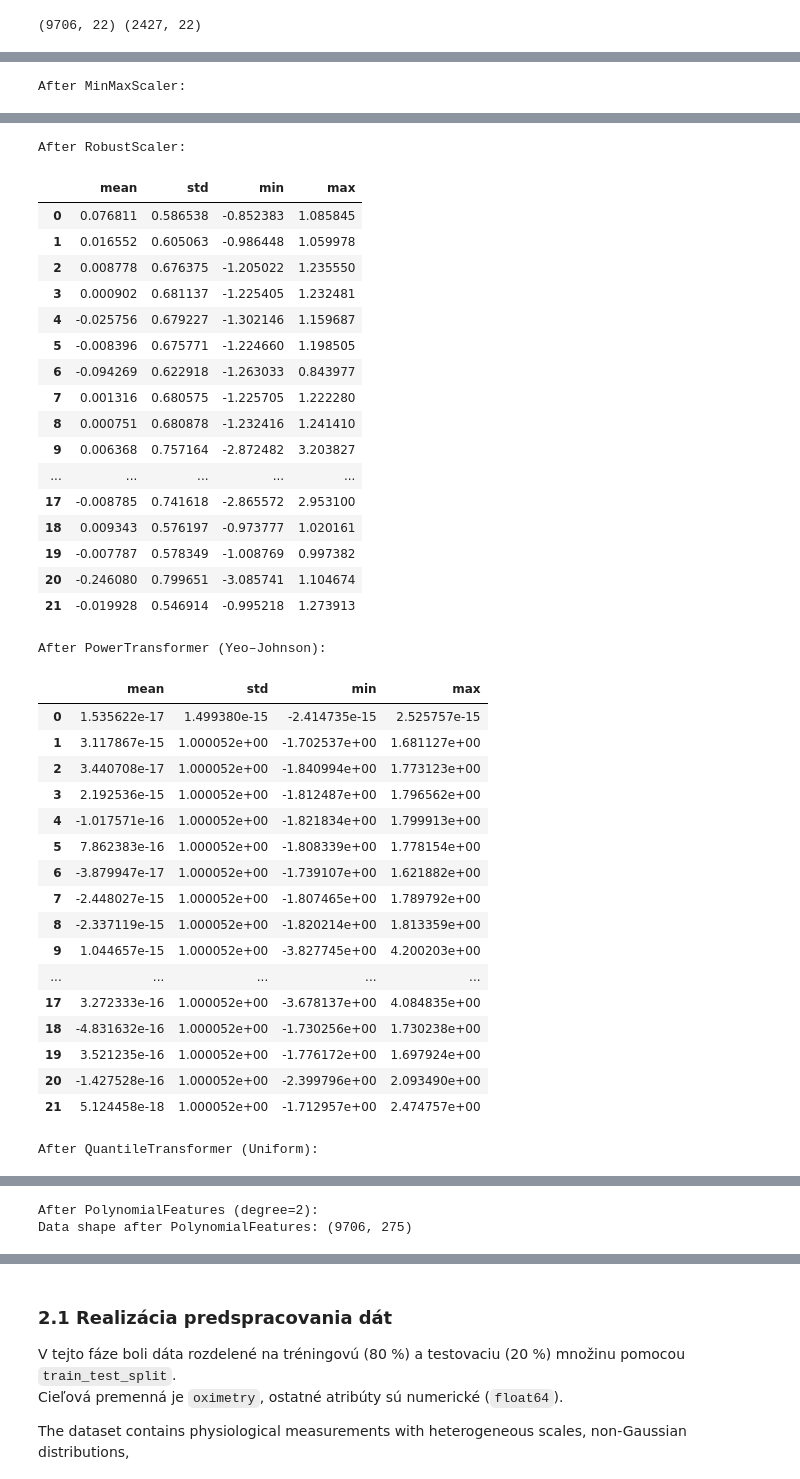
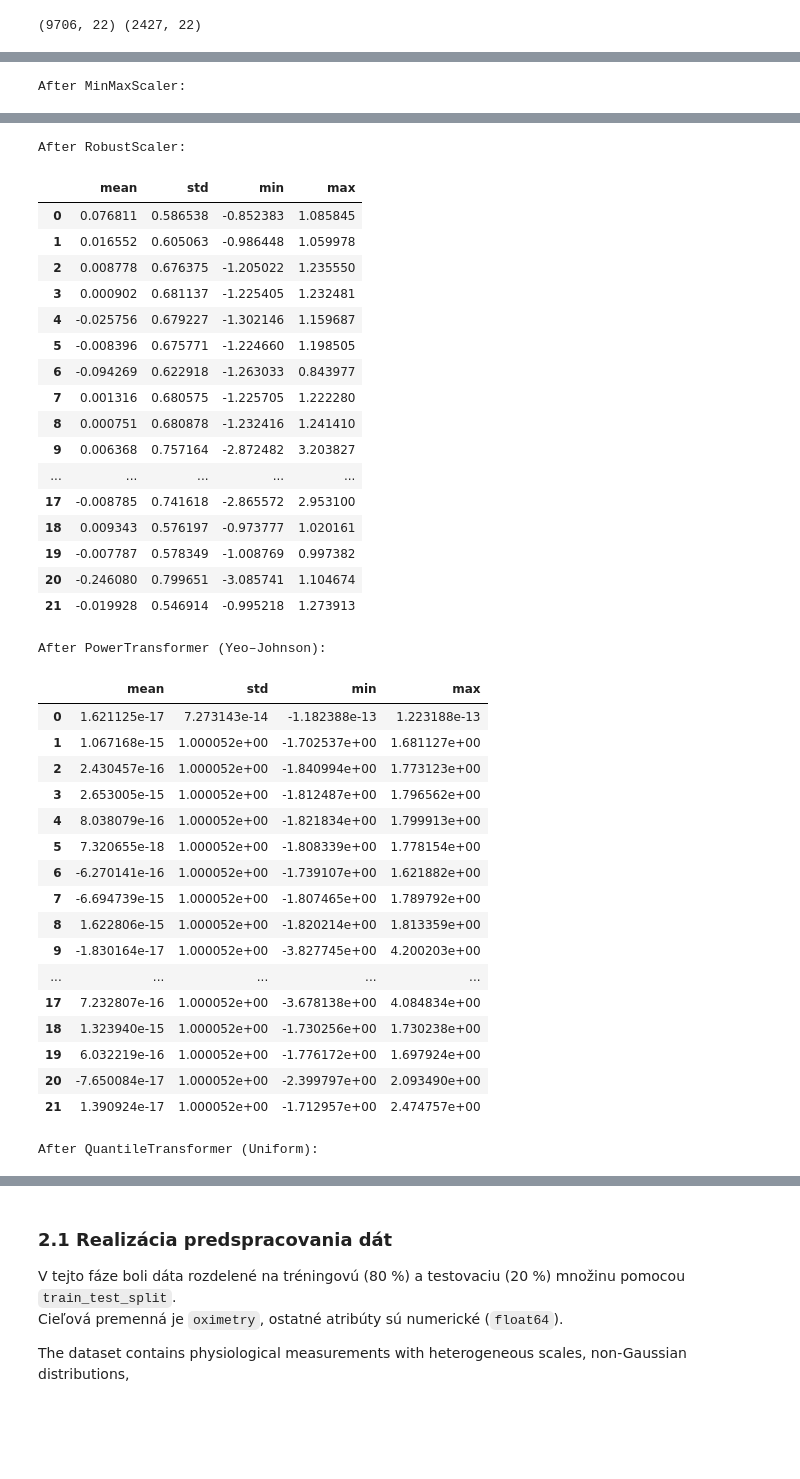
Before and after one commit to frtndmd/iau_Kosharova_Oliinyk_67, a Jupyter notebook: src/ver2.ipynb, the cells around one changed output, grey strips where cells are left out. Saved outputs shown, nothing was run; the diff lists cells and outputs as text; code cells hidden in the pictures; blank space fills up the shorter version.

```diff
--- a/src/ver2.ipynb
+++ b/src/ver2.ipynb
@@ -1175,12 +1176,6 @@ display(pd.DataFrame(X_train_pt).describe().T[['mean', 'std', 'min', 'max']])
 # QuantileTransformer
 print("\nAfter QuantileTransformer (Uniform):")
 display(pd.DataFrame(X_train_qt).describe().T[['mean', 'std', 'min', 'max']])
-
-# PolynomialFeatures
-print("\nAfter PolynomialFeatures (degree=2):")
-poly_df = pd.DataFrame(X_train_poly)
-print("Data shape after PolynomialFeatures:", poly_df.shape)
-display(poly_df.describe().T[['mean', 'std', 'min', 'max']].head(10))
 # %% [output]
 Original data:
 |  | mean | std | min | max |
@@ -1229,49 +1224,49 @@ After MinMaxScaler:
 | 6 | 0.554703 | 0.295641 | 0.0 | 1.0 |
 | 7 | 0.501237 | 0.278015 | 0.0 | 1.0 |
 | 8 | 0.498486 | 0.275233 | 0.0 | 1.0 |
 | 9 | 0.473783 | 0.124609 | 0.0 | 1.0 |
 | ... | ... | ... | ... | ... |
 | 17 | 0.490969 | 0.127455 | 0.0 | 1.0 |
 | 18 | 0.493055 | 0.288974 | 0.0 | 1.0 |
 | 19 | 0.498957 | 0.288288 | 0.0 | 1.0 |
 | 20 | 0.677656 | 0.190829 | 0.0 | 1.0 |
 | 21 | 0.429808 | 0.241024 | 0.0 | 1.0 |
 After RobustScaler:
 |  | mean | std | min | max |
 | 0 | 0.076811 | 0.586538 | -0.852383 | 1.085845 |
 | 1 | 0.016552 | 0.605063 | -0.986448 | 1.059978 |
 | 2 | 0.008778 | 0.676375 | -1.205022 | 1.235550 |
 | 3 | 0.000902 | 0.681137 | -1.225405 | 1.232481 |
 | 4 | -0.025756 | 0.679227 | -1.302146 | 1.159687 |
 | 5 | -0.008396 | 0.675771 | -1.224660 | 1.198505 |
 | 6 | -0.094269 | 0.622918 | -1.263033 | 0.843977 |
 | 7 | 0.001316 | 0.680575 | -1.225705 | 1.222280 |
 | 8 | 0.000751 | 0.680878 | -1.232416 | 1.241410 |
 | 9 | 0.006368 | 0.757164 | -2.872482 | 3.203827 |
 | ... | ... | ... | ... | ... |
 | 17 | -0.008785 | 0.741618 | -2.865572 | 2.953100 |
 | 18 | 0.009343 | 0.576197 | -0.973777 | 1.020161 |
 | 19 | -0.007787 | 0.578349 | -1.008769 | 0.997382 |
 | 20 | -0.246080 | 0.799651 | -3.085741 | 1.104674 |
 | 21 | -0.019928 | 0.546914 | -0.995218 | 1.273913 |
 After PowerTransformer (Yeo–Johnson):
 |  | mean | std | min | max |
-| 0 | 1.535622e-17 | 1.499380e-15 | -2.414735e-15 | 2.525757e-15 |
-| 1 | 3.117867e-15 | 1.000052e+00 | -1.702537e+00 | 1.681127e+00 |
-| 2 | 3.440708e-17 | 1.000052e+00 | -1.840994e+00 | 1.773123e+00 |
-| 3 | 2.192536e-15 | 1.000052e+00 | -1.812487e+00 | 1.796562e+00 |
-| 4 | -1.017571e-16 | 1.000052e+00 | -1.821834e+00 | 1.799913e+00 |
-| 5 | 7.862383e-16 | 1.000052e+00 | -1.808339e+00 | 1.778154e+00 |
-| 6 | -3.879947e-17 | 1.000052e+00 | -1.739107e+00 | 1.621882e+00 |
-| 7 | -2.448027e-15 | 1.000052e+00 | -1.807465e+00 | 1.789792e+00 |
-| 8 | -2.337119e-15 | 1.000052e+00 | -1.820214e+00 | 1.813359e+00 |
-| 9 | 1.044657e-15 | 1.000052e+00 | -3.827745e+00 | 4.200203e+00 |
+| 0 | 1.621125e-17 | 7.273143e-14 | -1.182388e-13 | 1.223188e-13 |
+| 1 | 1.067168e-15 | 1.000052e+00 | -1.702537e+00 | 1.681127e+00 |
+| 2 | 2.430457e-16 | 1.000052e+00 | -1.840994e+00 | 1.773123e+00 |
+| 3 | 2.653005e-15 | 1.000052e+00 | -1.812487e+00 | 1.796562e+00 |
+| 4 | 8.038079e-16 | 1.000052e+00 | -1.821834e+00 | 1.799913e+00 |
+| 5 | 7.320655e-18 | 1.000052e+00 | -1.808339e+00 | 1.778154e+00 |
+| 6 | -6.270141e-16 | 1.000052e+00 | -1.739107e+00 | 1.621882e+00 |
+| 7 | -6.694739e-15 | 1.000052e+00 | -1.807465e+00 | 1.789792e+00 |
+| 8 | 1.622806e-15 | 1.000052e+00 | -1.820214e+00 | 1.813359e+00 |
+| 9 | -1.830164e-17 | 1.000052e+00 | -3.827745e+00 | 4.200203e+00 |
 | ... | ... | ... | ... | ... |
-| 17 | 3.272333e-16 | 1.000052e+00 | -3.678137e+00 | 4.084835e+00 |
-| 18 | -4.831632e-16 | 1.000052e+00 | -1.730256e+00 | 1.730238e+00 |
-| 19 | 3.521235e-16 | 1.000052e+00 | -1.776172e+00 | 1.697924e+00 |
-| 20 | -1.427528e-16 | 1.000052e+00 | -2.399796e+00 | 2.093490e+00 |
-| 21 | 5.124458e-18 | 1.000052e+00 | -1.712957e+00 | 2.474757e+00 |
+| 17 | 7.232807e-16 | 1.000052e+00 | -3.678138e+00 | 4.084834e+00 |
+| 18 | 1.323940e-15 | 1.000052e+00 | -1.730256e+00 | 1.730238e+00 |
+| 19 | 6.032219e-16 | 1.000052e+00 | -1.776172e+00 | 1.697924e+00 |
+| 20 | -7.650084e-17 | 1.000052e+00 | -2.399797e+00 | 2.093490e+00 |
+| 21 | 1.390924e-17 | 1.000052e+00 | -1.712957e+00 | 2.474757e+00 |
 After QuantileTransformer (Uniform):
 |  | mean | std | min | max |
 | 0 | 0.500067 | 0.292773 | 0.0 | 1.0 |
@@ -1290,5 +1285,3 @@ After QuantileTransformer (Uniform):
 | 19 | 0.499997 | 0.288718 | 0.0 | 1.0 |
 | 20 | 0.499996 | 0.288726 | 0.0 | 1.0 |
 | 21 | 0.499986 | 0.288743 | 0.0 | 1.0 |
-After PolynomialFeatures (degree=2):
-Data shape after PolynomialFeatures: (9706, 275)
```
Also changed, not shown: parts of 19 cells of this notebook, 7 other files.
